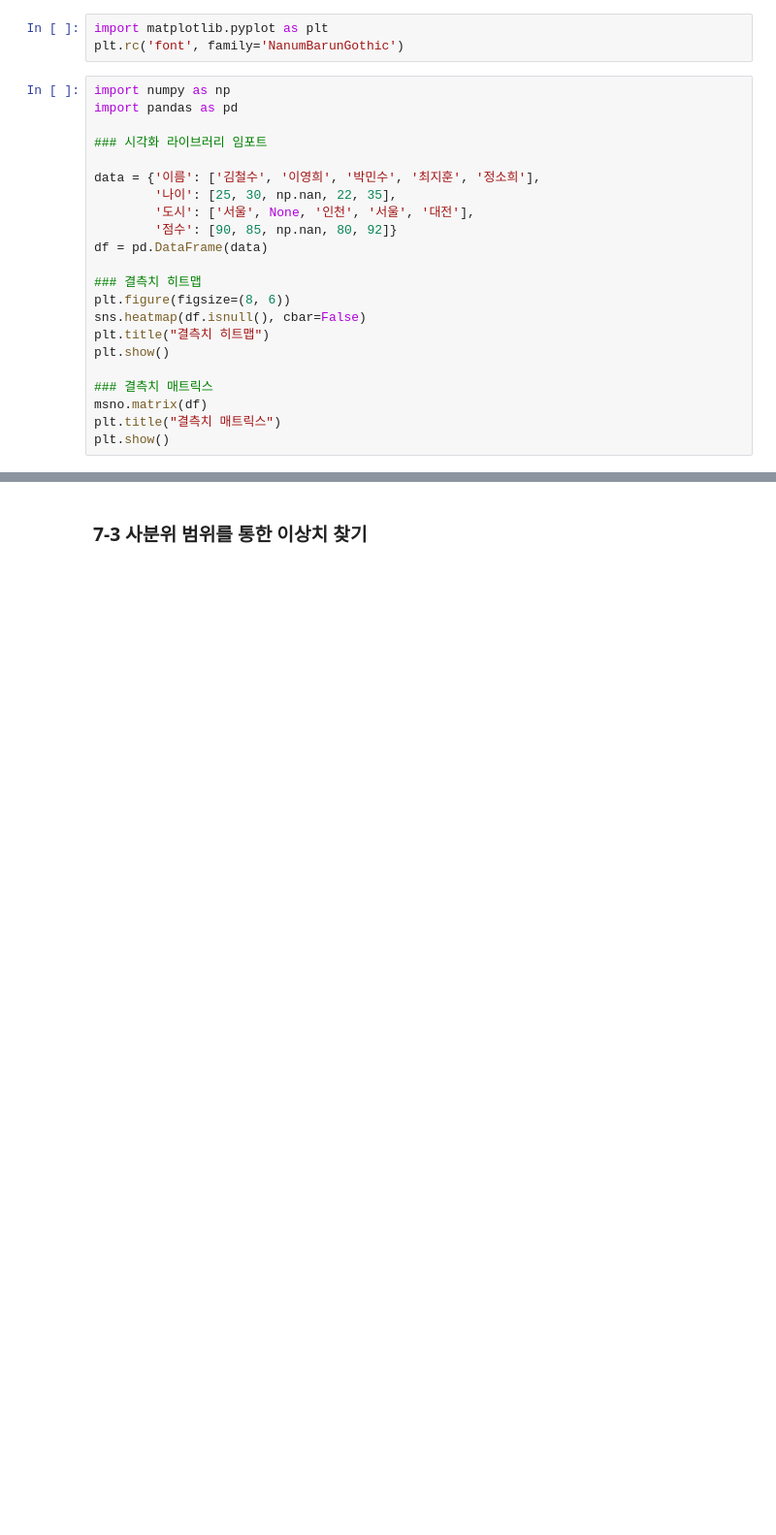
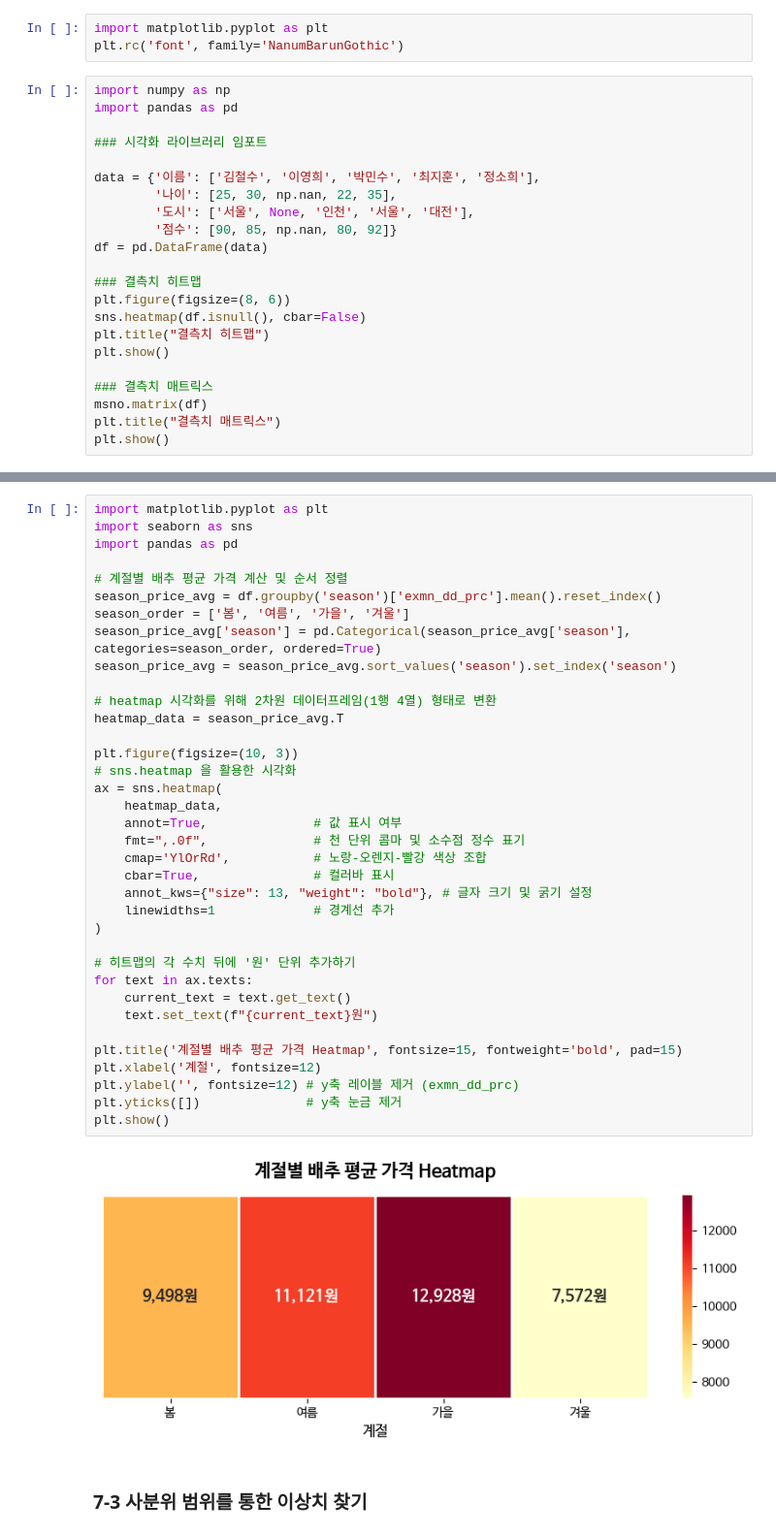
Before and after one commit to min-ji07/Data-Analysis-with-Open-Source, a Jupyter notebook: 오픈소스_데이터_분석_7강.ipynb, the cells around one changed output, grey strips where cells are left out. Shown at 97% size. Cells and saved outputs as stored; diff of their text form; blank space fills up the shorter version.

```diff
--- a/오픈소스_데이터_분석_7강.ipynb
+++ b/오픈소스_데이터_분석_7강.ipynb
@@ -143,3 +234,41 @@ plt.show()
+# %%
+import matplotlib.pyplot as plt
+import seaborn as sns
+import pandas as pd
+
+# 계절별 배추 평균 가격 계산 및 순서 정렬
+season_price_avg = df.groupby('season')['exmn_dd_prc'].mean().reset_index()
+season_order = ['봄', '여름', '가을', '겨울']
+season_price_avg['season'] = pd.Categorical(season_price_avg['season'], categories=season_order, ordered=True)
+season_price_avg = season_price_avg.sort_values('season').set_index('season')
+
+# heatmap 시각화를 위해 2차원 데이터프레임(1행 4열) 형태로 변환
+heatmap_data = season_price_avg.T
+
+plt.figure(figsize=(10, 3))
+# sns.heatmap 을 활용한 시각화
+ax = sns.heatmap(
+    heatmap_data,
+    annot=True,              # 값 표시 여부
+    fmt=",.0f",              # 천 단위 콤마 및 소수점 정수 표기
+    cmap='YlOrRd',           # 노랑-오렌지-빨강 색상 조합
+    cbar=True,               # 컬러바 표시
+    annot_kws={"size": 13, "weight": "bold"}, # 글자 크기 및 굵기 설정
+    linewidths=1             # 경계선 추가
+)
+
+# 히트맵의 각 수치 뒤에 '원' 단위 추가하기
+for text in ax.texts:
+    current_text = text.get_text()
+    text.set_text(f"{current_text}원")
+
+plt.title('계절별 배추 평균 가격 Heatmap', fontsize=15, fontweight='bold', pad=15)
+plt.xlabel('계절', fontsize=12)
+plt.ylabel('', fontsize=12) # y축 레이블 제거 (exmn_dd_prc)
+plt.yticks([])              # y축 눈금 제거
+plt.show()
+# %% [output]
+[figure, added]
 # %% [markdown]
 ### 7-3 사분위 범위를 통한 이상치 찾기
 # %%
```
Also changed, not shown: parts of 5 cells of this notebook.
